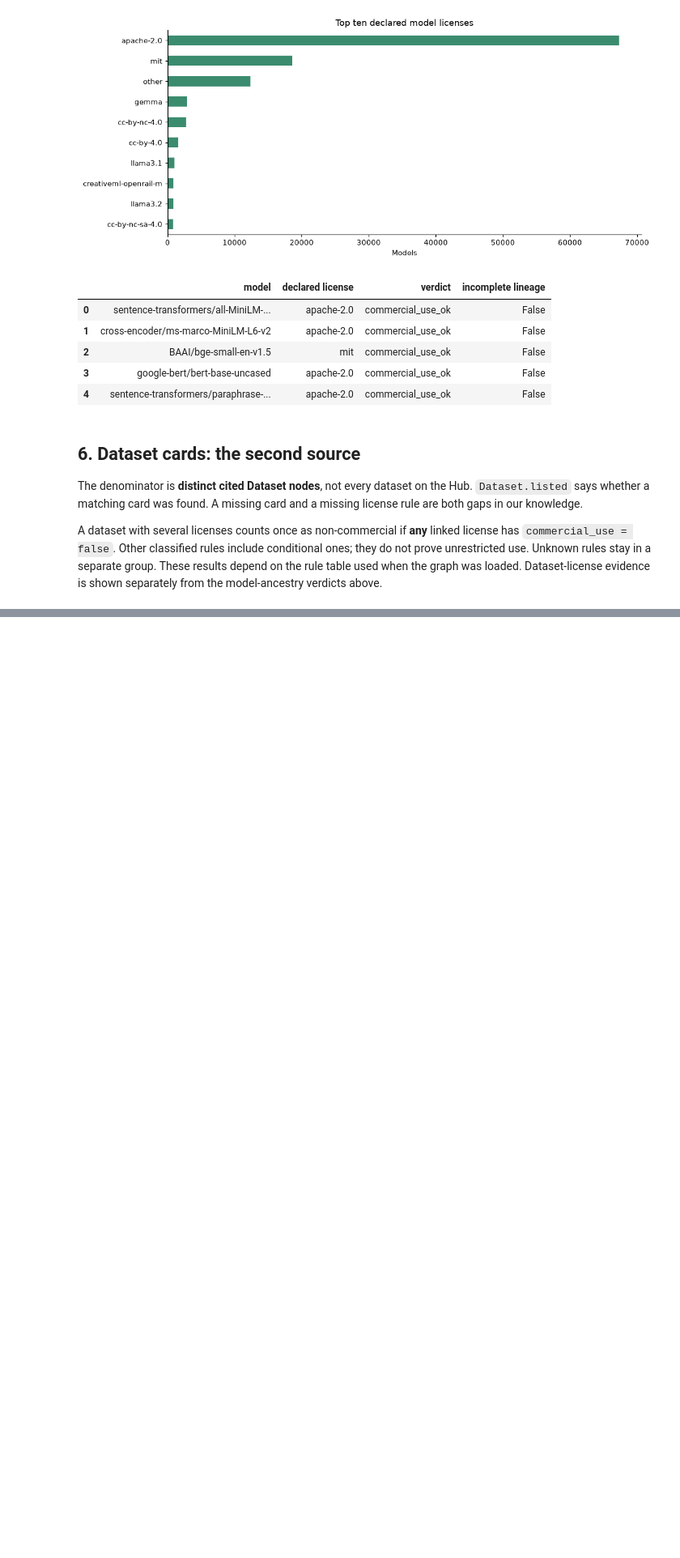
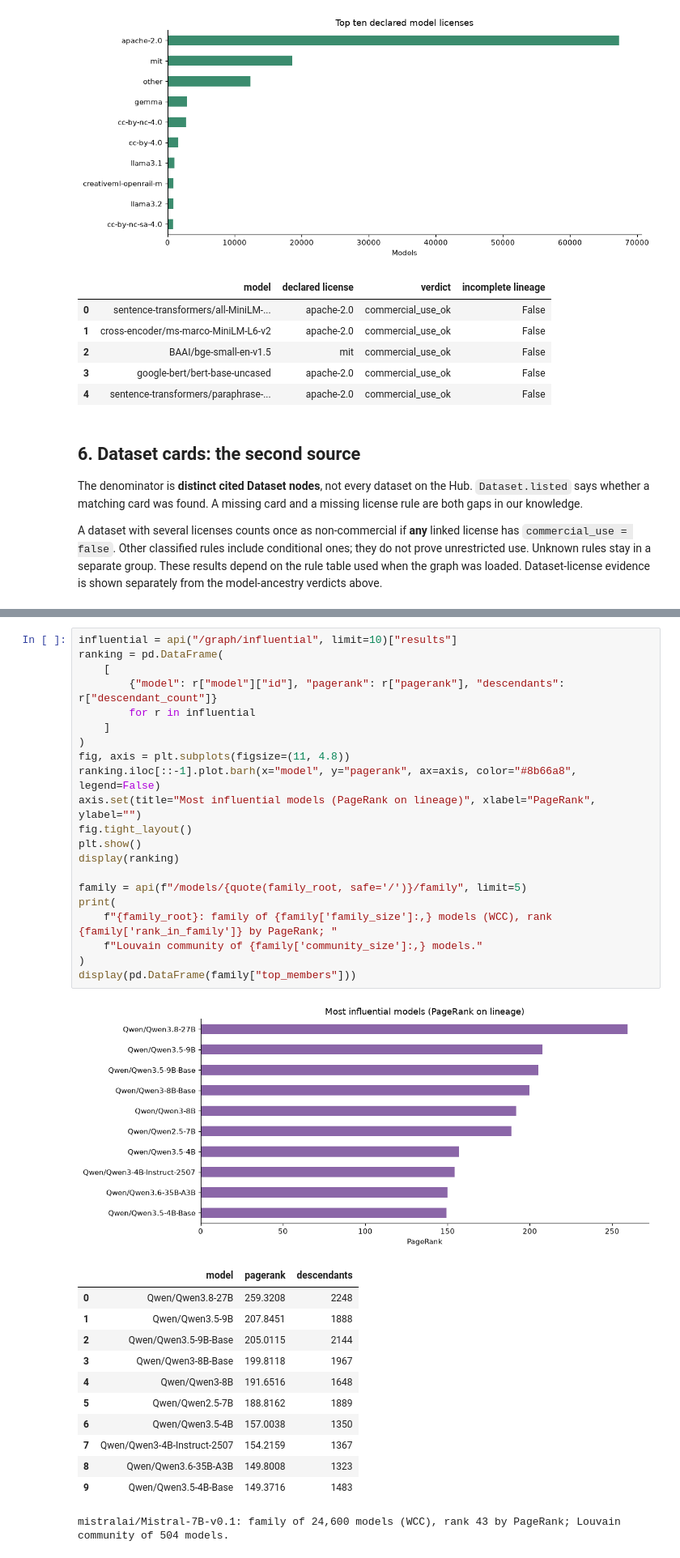
Before and after one commit to mariusrang/ModelAtlas, a Jupyter notebook: demo.ipynb, the cells around one changed output, grey strips where cells are left out. Shown at 81% size. Cells and saved outputs as stored; diff of their text form; blank space fills up the shorter version.

```diff
--- a/demo.ipynb
+++ b/demo.ipynb
@@ -435,0 +442,35 @@ Unknown licenses are not counted as commercially usable.
+# %%
+influential = api("/graph/influential", limit=10)["results"]
+ranking = pd.DataFrame(
+    [
+        {"model": r["model"]["id"], "pagerank": r["pagerank"], "descendants": r["descendant_count"]}
+        for r in influential
+    ]
+)
+fig, axis = plt.subplots(figsize=(11, 4.8))
+ranking.iloc[::-1].plot.barh(x="model", y="pagerank", ax=axis, color="#8b66a8", legend=False)
+axis.set(title="Most influential models (PageRank on lineage)", xlabel="PageRank", ylabel="")
+fig.tight_layout()
+plt.show()
+display(ranking)
+
+family = api(f"/models/{quote(family_root, safe='/')}/family", limit=5)
+print(
+    f"{family_root}: family of {family['family_size']:,} models (WCC), rank {family['rank_in_family']} by PageRank; "
+    f"Louvain community of {family['community_size']:,} models."
+)
+display(pd.DataFrame(family["top_members"]))
+# %% [output]
+[figure, added]
+|  | model | pagerank | descendants |
+| 0 | Qwen/Qwen3.8-27B | 259.3208 | 2248 |
+| 1 | Qwen/Qwen3.5-9B | 207.8451 | 1888 |
+| 2 | Qwen/Qwen3.5-9B-Base | 205.0115 | 2144 |
+| 3 | Qwen/Qwen3-8B-Base | 199.8118 | 1967 |
+| 4 | Qwen/Qwen3-8B | 191.6516 | 1648 |
+| 5 | Qwen/Qwen2.5-7B | 188.8162 | 1889 |
+| 6 | Qwen/Qwen3.5-4B | 157.0038 | 1350 |
+| 7 | Qwen/Qwen3-4B-Instruct-2507 | 154.2159 | 1367 |
+| 8 | Qwen/Qwen3.6-35B-A3B | 149.8008 | 1323 |
+| 9 | Qwen/Qwen3.5-4B-Base | 149.3716 | 1483 |
+mistralai/Mistral-7B-v0.1: family of 24,600 models (WCC), rank 43 by PageRank; Louvain community of 504 models.
```
Also changed, not shown: parts of 15 cells of this notebook.
